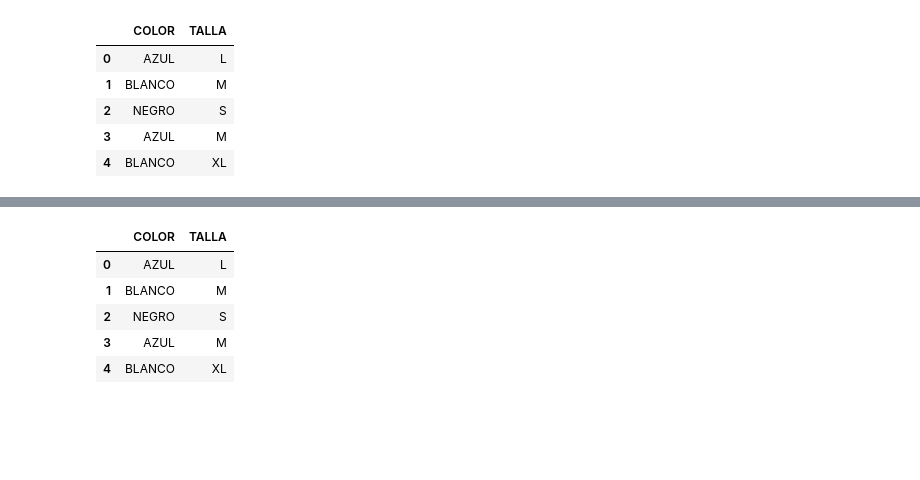
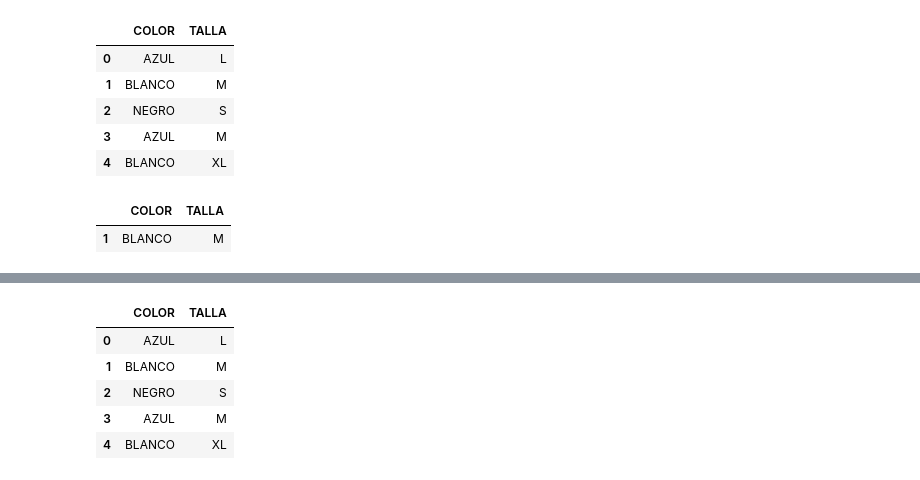
Before and after one commit to i3uex/modelDataProcessing, a Jupyter notebook: parser_datasets.ipynb, the cells around one changed output, grey strips where cells are left out. Drawn from its saved outputs; the diff is of its cells as text; code cells hidden in the pictures; blank space fills up the shorter version.

```diff
--- a/parser_datasets.ipynb
+++ b/parser_datasets.ipynb
@@ -98,7 +99,12 @@ from sklearn.model_selection import train_test_split
 X_train, X_test, y_train, y_test = train_test_split(
     colors['COLOR'], colors['TALLA'], test_size=0.2, random_state=42)
 # %%
-colors_1 = X_test.to_frame()
-colors_1['TALLA'] = y_test
-colors_2 = X_train.to_frame()
-colors_2['TALLA'] = y_train
+split_out_1 = X_test.to_frame()
+split_out_1['TALLA'] = y_test
+split_out_2 = X_train.to_frame()
+split_out_2['TALLA'] = y_train
+# %%
+split_out_1
+# %% [output]
+|  | COLOR | TALLA |
+| 1 | BLANCO | M |
```
Also changed, not shown: parts of 11 cells of this notebook, 10 other files.
